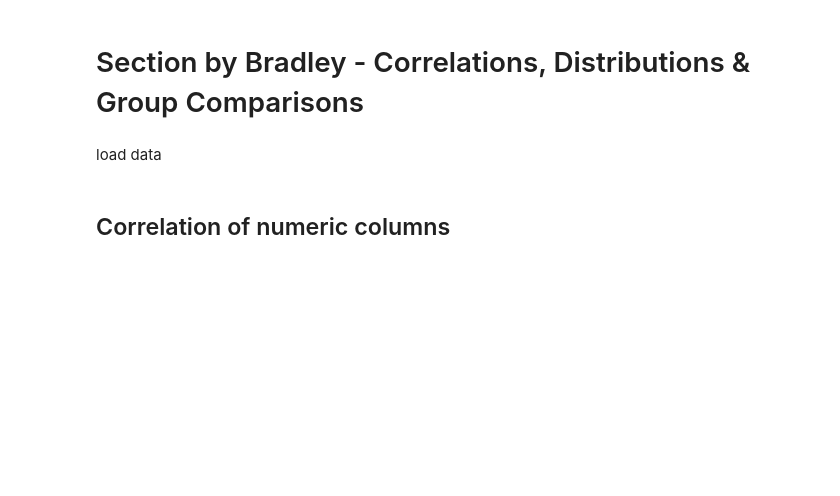
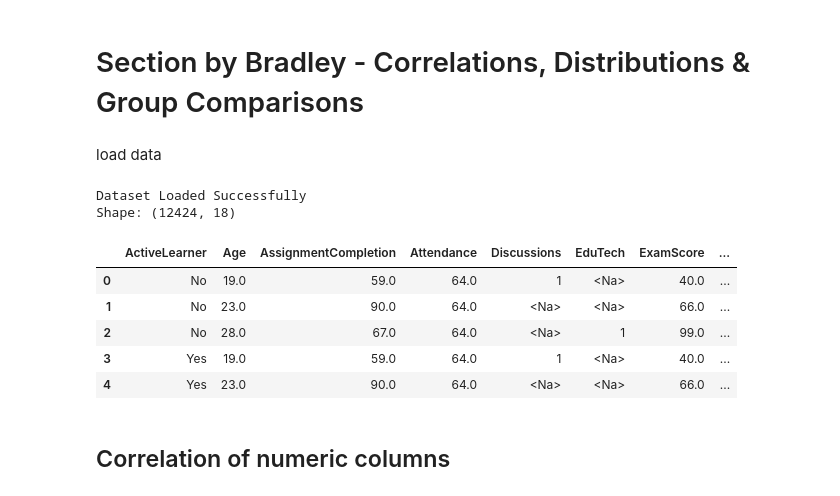
Before and after one commit to abdiqalaq/DSA2040A_DataMining_Education_Analysis, a Jupyter notebook: notebooks/2_exploratory_analysis.ipynb, the cells around one changed output. Drawn from its saved outputs; the diff is of its cells as text; code cells hidden in the pictures; blank space fills up the shorter version.

```diff
--- a/notebooks/2_exploratory_analysis.ipynb
+++ b/notebooks/2_exploratory_analysis.ipynb
@@ -8,7 +9,21 @@ import numpy as np
 # %% [markdown]
 load data
 # %%
-education=pd.read_csv('C:\\Users\\Bradl\\DSA2040A_DataMining_Education_Analysis\\data\\final_dataset.csv')
+data_path = Path('../data/final/final_dataset.csv')
+education = pd.read_csv(data_path)
+
+print("Dataset Loaded Successfully")
+print("Shape:", education.shape)
+education.head()
+# %% [output]
+Dataset Loaded Successfully
+Shape: (12424, 18)
+|  | ActiveLearner | Age | AssignmentCompletion | Attendance | Discussions | EduTech | ExamScore | ... |
+| 0 | No | 19.0 | 59.0 | 64.0 | 1 | <Na> | 40.0 | ... |
+| 1 | No | 23.0 | 90.0 | 64.0 | <Na> | <Na> | 66.0 | ... |
+| 2 | No | 28.0 | 67.0 | 64.0 | <Na> | 1 | 99.0 | ... |
+| 3 | Yes | 19.0 | 59.0 | 64.0 | 1 | <Na> | 40.0 | ... |
+| 4 | Yes | 23.0 | 90.0 | 64.0 | <Na> | <Na> | 66.0 | ... |
 # %% [markdown]
 ## Correlation of numeric columns
 # %%
```
Also changed, not shown: parts of 9 cells of this notebook, 9 other files.
